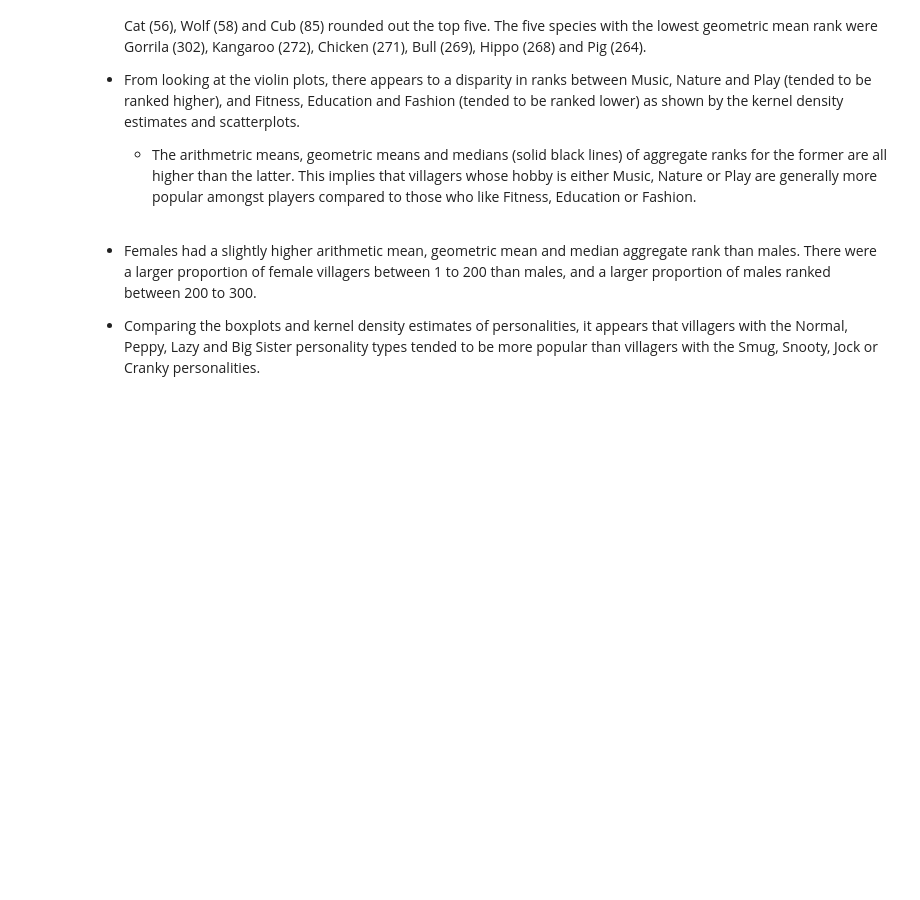
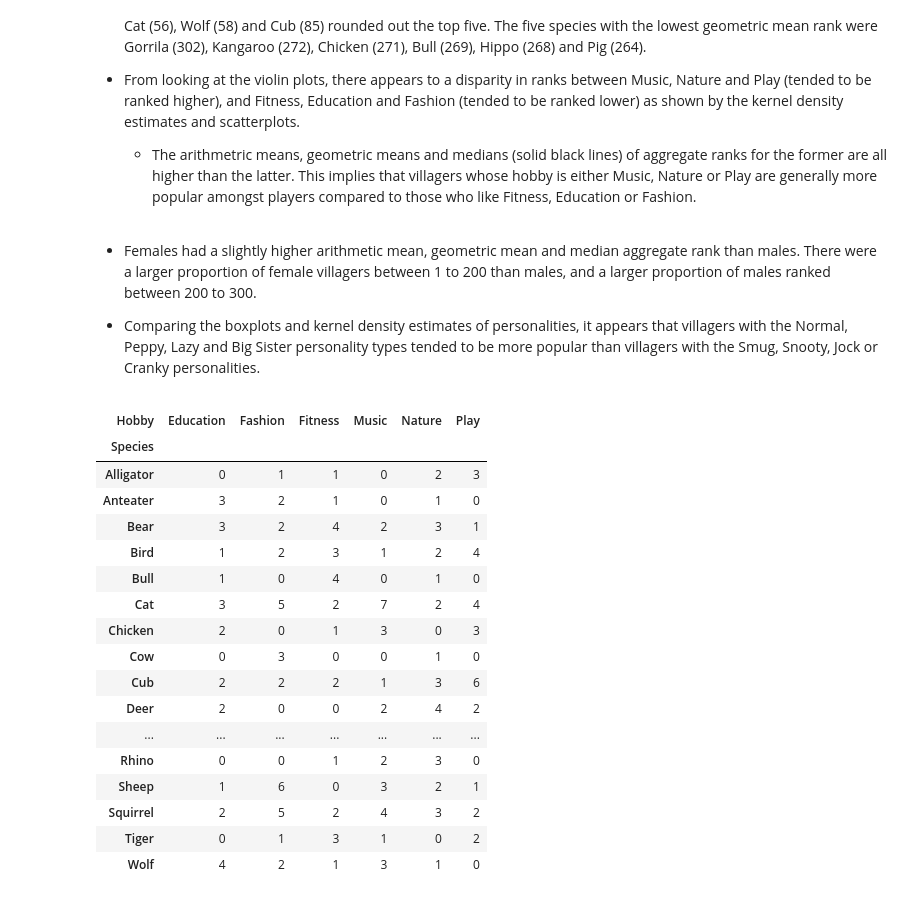
Before and after one commit to mjohg98/acnh-popularity-analysis, a Jupyter notebook: acnh_workbook.ipynb, the cells around one changed output. Saved outputs shown, nothing was run; the diff lists cells and outputs as text; code cells hidden in the pictures; blank space fills up the shorter version.

```diff
--- a/acnh_workbook.ipynb
+++ b/acnh_workbook.ipynb
@@ -328,3 +331,24 @@ compare_group(z, 'Personality', (16, 6), colours, box_size=10)
 * Females had a slightly higher arithmetic mean, geometric mean and median aggregate rank than males. There were a larger proportion of female villagers between 1 to 200 than males, and a larger proportion of males ranked between 200 to 300.
 
 * Comparing the boxplots and kernel density estimates of personalities, it appears that villagers with the Normal, Peppy, Lazy and Big Sister personality types tended to be more popular than villagers with the Smug, Snooty, Jock or Cranky personalities.
+# %%
+pd.crosstab(df['Species'], df['Hobby'])
+# %% [output]
+| Hobby | Education | Fashion | Fitness | Music | Nature | Play |
+| Species |  |  |  |  |  |  |
+| Alligator | 0 | 1 | 1 | 0 | 2 | 3 |
+| Anteater | 3 | 2 | 1 | 0 | 1 | 0 |
+| Bear | 3 | 2 | 4 | 2 | 3 | 1 |
+| Bird | 1 | 2 | 3 | 1 | 2 | 4 |
+| Bull | 1 | 0 | 4 | 0 | 1 | 0 |
+| Cat | 3 | 5 | 2 | 7 | 2 | 4 |
+| Chicken | 2 | 0 | 1 | 3 | 0 | 3 |
+| Cow | 0 | 3 | 0 | 0 | 1 | 0 |
+| Cub | 2 | 2 | 2 | 1 | 3 | 6 |
+| Deer | 2 | 0 | 0 | 2 | 4 | 2 |
+| ... | ... | ... | ... | ... | ... | ... |
+| Rhino | 0 | 0 | 1 | 2 | 3 | 0 |
+| Sheep | 1 | 6 | 0 | 3 | 2 | 1 |
+| Squirrel | 2 | 5 | 2 | 4 | 3 | 2 |
+| Tiger | 0 | 1 | 3 | 1 | 0 | 2 |
+| Wolf | 4 | 2 | 1 | 3 | 1 | 0 |
```
Also changed, not shown: parts of 5 cells of this notebook.
